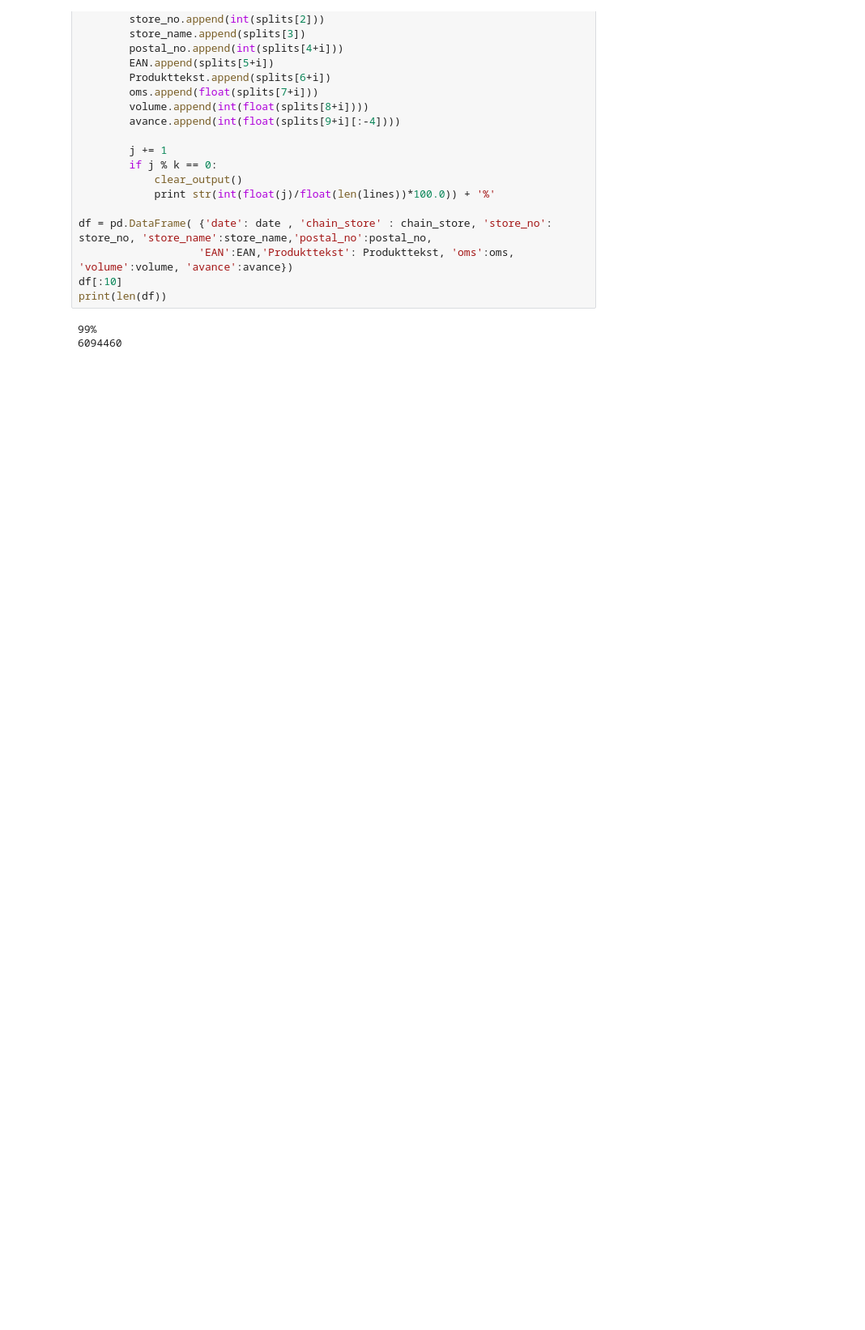
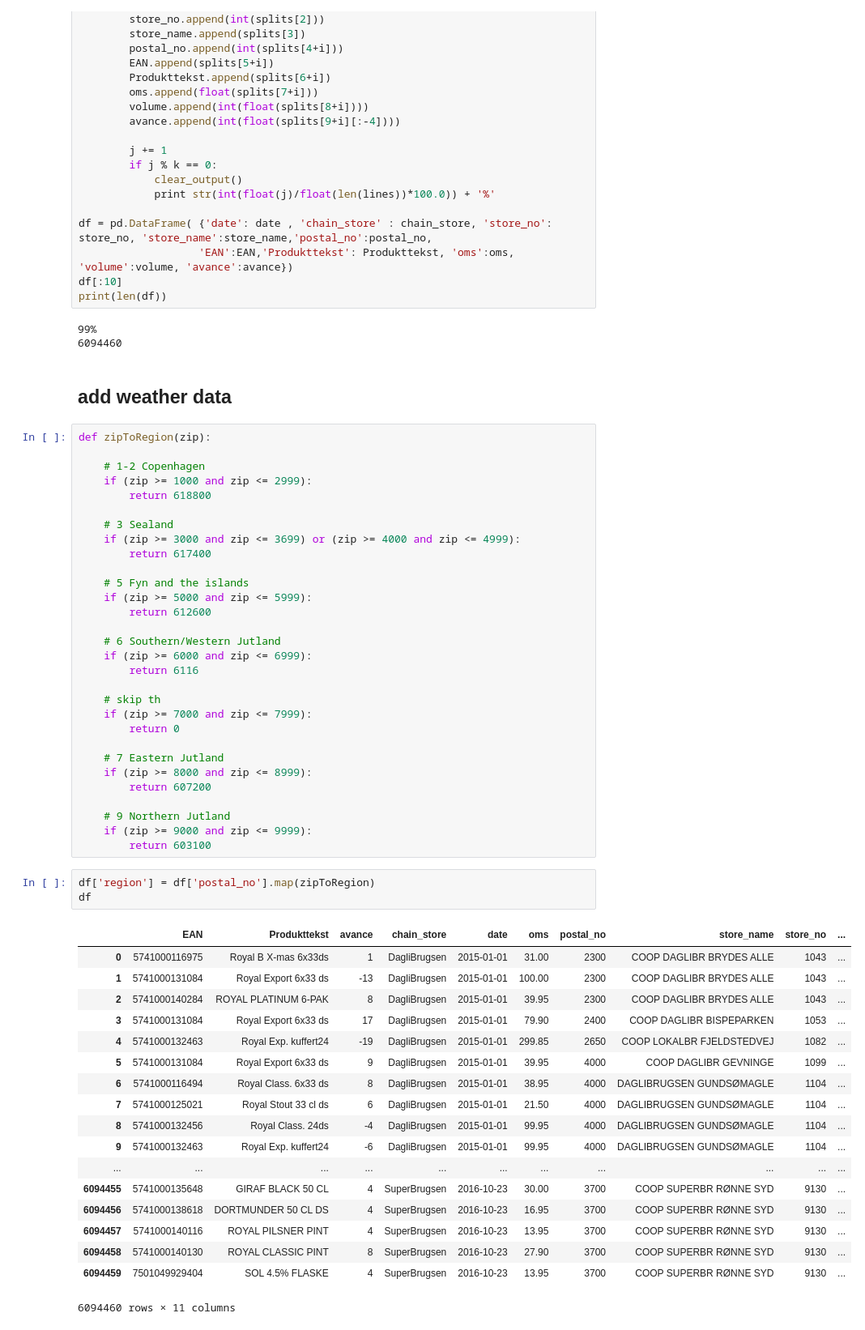
Before and after one commit to vlievin/OiX-2016---Understanding-Weather-Impact-on-Beer-Sales-in-Denmark, a Jupyter notebook: read sales data.ipynb, the cells around one changed output. Shown at 81% size. Saved outputs shown, nothing was run; the diff lists cells and outputs as text; blank space fills up the shorter version.

Commit message:
zip to region function

```diff
--- a/read sales data.ipynb
+++ b/read sales data.ipynb
@@ -54,3 +54,57 @@ print(len(df))
 # %% [output]
 99%
 6094460
+# %% [markdown]
+## add weather data
+# %%
+def zipToRegion(zip):
+
+    # 1-2 Copenhagen
+    if (zip >= 1000 and zip <= 2999):
+        return 618800
+
+    # 3 Sealand
+    if (zip >= 3000 and zip <= 3699) or (zip >= 4000 and zip <= 4999):
+        return 617400
+
+    # 5 Fyn and the islands
+    if (zip >= 5000 and zip <= 5999):
+        return 612600
+
+    # 6 Southern/Western Jutland
+    if (zip >= 6000 and zip <= 6999):
+        return 6116
+
+    # skip th
+    if (zip >= 7000 and zip <= 7999):
+        return 0
+
+    # 7 Eastern Jutland
+    if (zip >= 8000 and zip <= 8999):
+        return 607200
+
+    # 9 Northern Jutland
+    if (zip >= 9000 and zip <= 9999):
+        return 603100
+# %%
+df['region'] = df['postal_no'].map(zipToRegion)
+df
+# %% [output]
+|  | EAN | Produkttekst | avance | chain_store | date | oms | postal_no | store_name | store_no | ... |
+| 0 | 5741000116975 | Royal B X-mas 6x33ds | 1 | DagliBrugsen | 2015-01-01 | 31.00 | 2300 | COOP DAGLIBR BRYDES ALLE | 1043 | ... |
+| 1 | 5741000131084 | Royal Export 6x33 ds | -13 | DagliBrugsen | 2015-01-01 | 100.00 | 2300 | COOP DAGLIBR BRYDES ALLE | 1043 | ... |
+| 2 | 5741000140284 | ROYAL PLATINUM 6-PAK | 8 | DagliBrugsen | 2015-01-01 | 39.95 | 2300 | COOP DAGLIBR BRYDES ALLE | 1043 | ... |
+| 3 | 5741000131084 | Royal Export 6x33 ds | 17 | DagliBrugsen | 2015-01-01 | 79.90 | 2400 | COOP DAGLIBR BISPEPARKEN | 1053 | ... |
+| 4 | 5741000132463 | Royal Exp. kuffert24 | -19 | DagliBrugsen | 2015-01-01 | 299.85 | 2650 | COOP LOKALBR FJELDSTEDVEJ | 1082 | ... |
+| 5 | 5741000131084 | Royal Export 6x33 ds | 9 | DagliBrugsen | 2015-01-01 | 39.95 | 4000 | COOP DAGLIBR GEVNINGE | 1099 | ... |
+| 6 | 5741000116494 | Royal Class. 6x33 ds | 8 | DagliBrugsen | 2015-01-01 | 38.95 | 4000 | DAGLIBRUGSEN GUNDSØMAGLE | 1104 | ... |
+| 7 | 5741000125021 | Royal Stout 33 cl ds | 6 | DagliBrugsen | 2015-01-01 | 21.50 | 4000 | DAGLIBRUGSEN GUNDSØMAGLE | 1104 | ... |
+| 8 | 5741000132456 | Royal Class. 24ds | -4 | DagliBrugsen | 2015-01-01 | 99.95 | 4000 | DAGLIBRUGSEN GUNDSØMAGLE | 1104 | ... |
+| 9 | 5741000132463 | Royal Exp. kuffert24 | -6 | DagliBrugsen | 2015-01-01 | 99.95 | 4000 | DAGLIBRUGSEN GUNDSØMAGLE | 1104 | ... |
+| ... | ... | ... | ... | ... | ... | ... | ... | ... | ... | ... |
+| 6094455 | 5741000135648 | GIRAF BLACK 50 CL | 4 | SuperBrugsen | 2016-10-23 | 30.00 | 3700 | COOP SUPERBR RØNNE SYD | 9130 | ... |
+| 6094456 | 5741000138618 | DORTMUNDER 50 CL DS | 4 | SuperBrugsen | 2016-10-23 | 16.95 | 3700 | COOP SUPERBR RØNNE SYD | 9130 | ... |
+| 6094457 | 5741000140116 | ROYAL PILSNER PINT | 4 | SuperBrugsen | 2016-10-23 | 13.95 | 3700 | COOP SUPERBR RØNNE SYD | 9130 | ... |
+| 6094458 | 5741000140130 | ROYAL CLASSIC PINT | 8 | SuperBrugsen | 2016-10-23 | 27.90 | 3700 | COOP SUPERBR RØNNE SYD | 9130 | ... |
+| 6094459 | 7501049929404 | SOL 4.5% FLASKE | 4 | SuperBrugsen | 2016-10-23 | 13.95 | 3700 | COOP SUPERBR RØNNE SYD | 9130 | ... |
+6094460 rows × 11 columns
```
Also changed, not shown: parts of 3 cells of this notebook, 1 other file.
